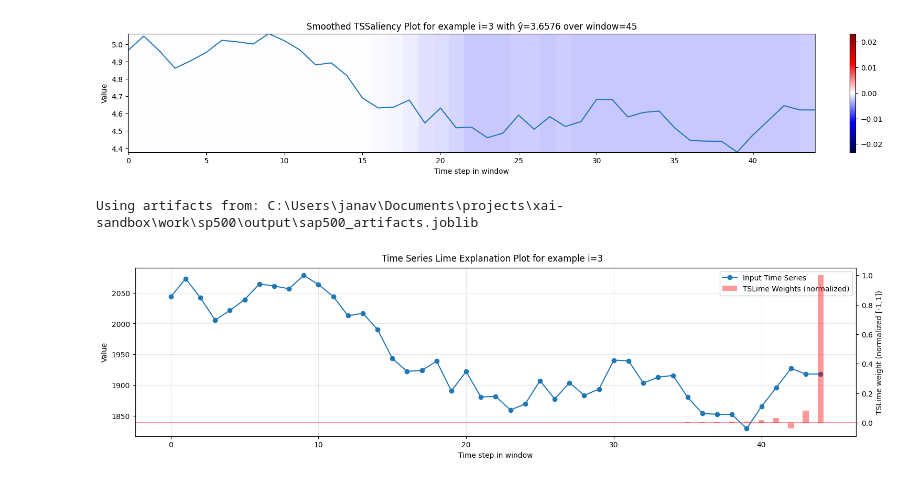
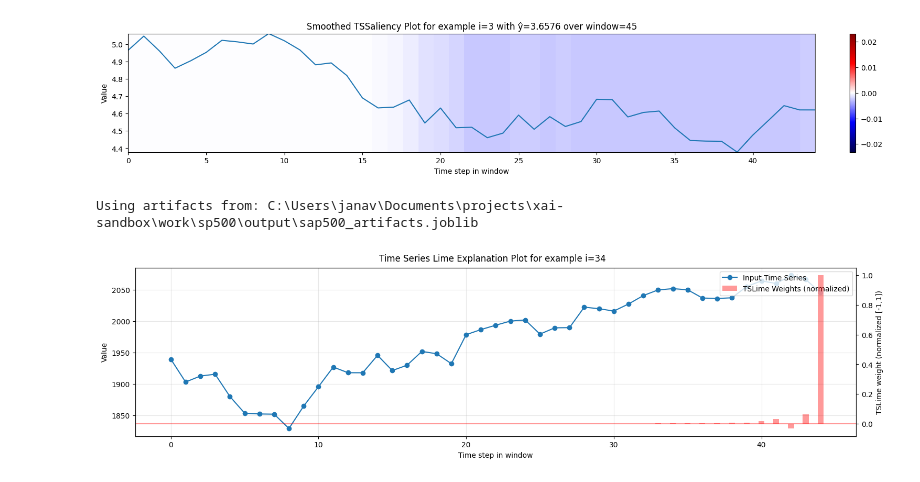
Before and after one commit to JanaJankovic/xai-sandbox, a Jupyter notebook: work/sp500/vis.ipynb, the cells around one changed output. Saved outputs shown, nothing was run; the diff lists cells and outputs as text; code cells hidden in the pictures.

```diff
--- a/work/sp500/vis.ipynb
+++ b/work/sp500/vis.ipynb
@@ -301,7 +301,7 @@ explainer = TSLimeExplainer(
 # -----------------------------------------------------------------------------
 # 3) Build tsFrame for one example and run TSLime
 # -----------------------------------------------------------------------------
-indx = 3  # pick any valid test index
+indx = 34  # pick any valid test index
 instance_scaled = X_test[indx, :, :]                        # (T, 1) scaled
 instance = scaler.inverse_transform(instance_scaled)[:, 0]  # (T,) original units
 
@@ -339,31 +339,31 @@ fig, ax1 = plt.subplots(figsize=(15, 4), layout="constrained")
 
 # price on left axis
 ax1.plot(x, relevant_series, marker="o", label="Input Time Series")
 ax1.set_xlabel("Time step in window")
 ax1.set_ylabel("Value")
 ax1.grid(True, alpha=0.3)
 
 # weights on right axis
 ax2 = ax1.twinx()
 ax2.bar(
     x,
     weights_norm,
     width=0.4,
     color="red",
     alpha=0.4,
     label="TSLime Weights (normalized)",
 )
 ax2.set_ylabel("TSLime weight (normalized [-1,1])")
 ax2.axhline(0.0, color="r", linestyle="-", alpha=0.4)
 
 fig.suptitle(f"Time Series Lime Explanation Plot for example i={indx}")
 
 # combined legend
 lines1, labels1 = ax1.get_legend_handles_labels()
 lines2, labels2 = ax2.get_legend_handles_labels()
 ax1.legend(lines1 + lines2, labels1 + labels2, loc="upper right")
 
 plt.show()
 # %% [output]
 Using artifacts from: C:\Users\janav\Documents\projects\xai-sandbox\work\sp500\output\sap500_artifacts.joblib
-[figure, old version]
+[figure, new version]
```
Also changed, not shown: 5 other files.
